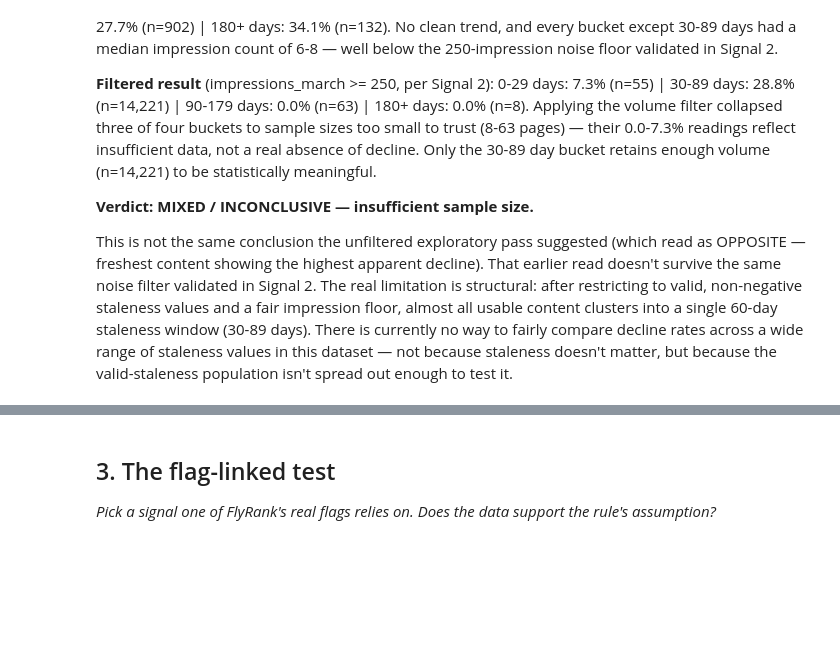
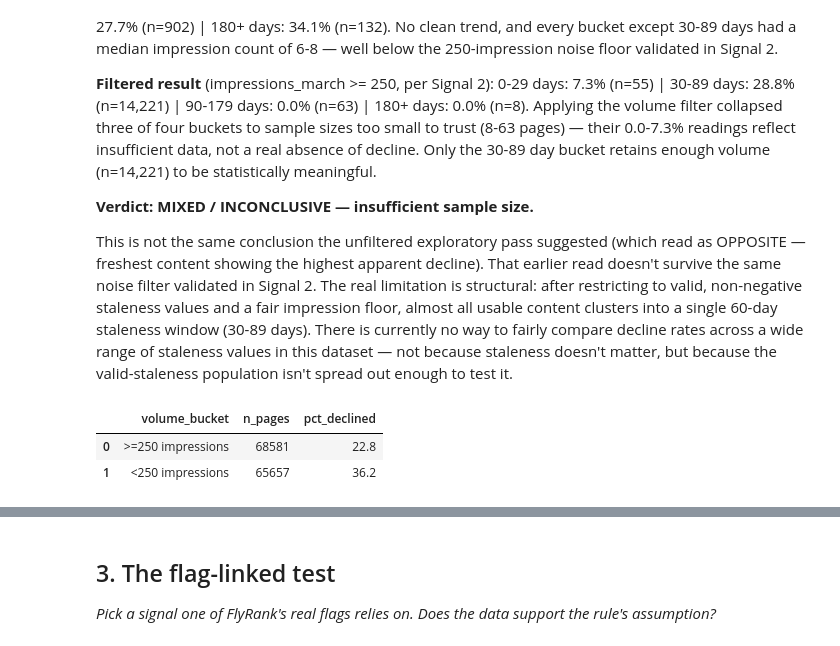
Before and after one commit to Khuld13/ML-intern-starter, a Jupyter notebook: work/notebooks/w04_signal_audit.ipynb, the cells around one changed output, grey strips where cells are left out. Saved outputs shown, nothing was run; the diff lists cells and outputs as text; code cells hidden in the pictures; blank space fills up the shorter version.

```diff
--- a/work/notebooks/w04_signal_audit.ipynb
+++ b/work/notebooks/w04_signal_audit.ipynb
@@ -387,3 +387,27 @@ impression floor, almost all usable content clusters into a single 60-day stalen
 window (30-89 days). There is currently no way to fairly compare decline rates across
 a wide range of staleness values in this dataset — not because staleness doesn't
 matter, but because the valid-staleness population isn't spread out enough to test it.
+# %%
+volume_test = con.sql("""
+    WITH march_agg AS (
+        SELECT content_hash_id, SUM(gsc_impressions) AS impressions_march
+        FROM fact_march WHERE gsc_data_available = TRUE GROUP BY content_hash_id
+    ),
+    feb_agg AS (
+        SELECT content_hash_id, SUM(gsc_impressions) AS impressions_feb
+        FROM fact_feb WHERE gsc_data_available = TRUE GROUP BY content_hash_id
+    ),
+    joined AS (
+        SELECT m.content_hash_id, m.impressions_march,
+            CASE WHEN m.impressions_march < f.impressions_feb THEN 1 ELSE 0 END AS declined_flag,
+            CASE WHEN m.impressions_march >= 250 THEN '>=250 impressions' ELSE '<250 impressions' END AS volume_bucket
+        FROM march_agg m JOIN feb_agg f USING (content_hash_id)
+    )
+    SELECT volume_bucket, COUNT(*) AS n_pages, ROUND(100.0*AVG(declined_flag),1) AS pct_declined
+    FROM joined GROUP BY volume_bucket
+""").df()
+volume_test
+# %% [output]
+|  | volume_bucket | n_pages | pct_declined |
+| 0 | >=250 impressions | 68581 | 22.8 |
+| 1 | <250 impressions | 65657 | 36.2 |
```
Also changed, not shown: parts of 2 cells of this notebook.
